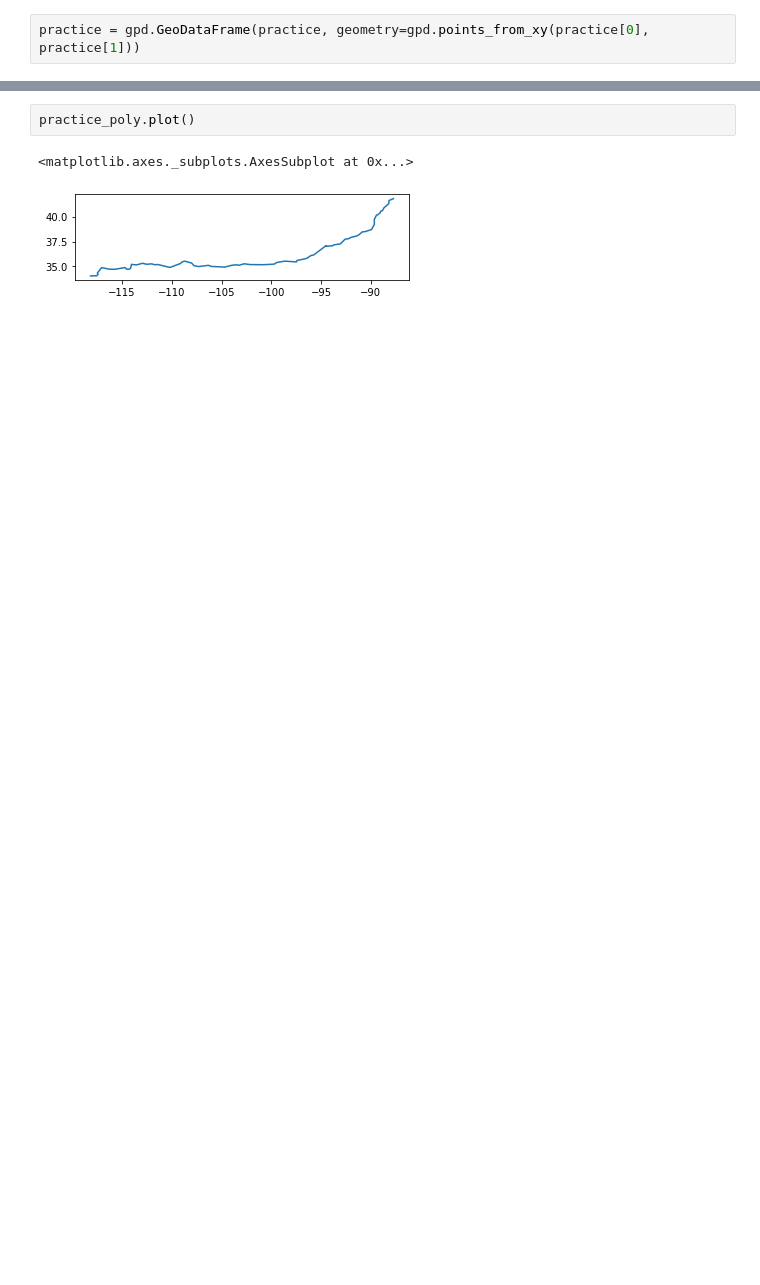
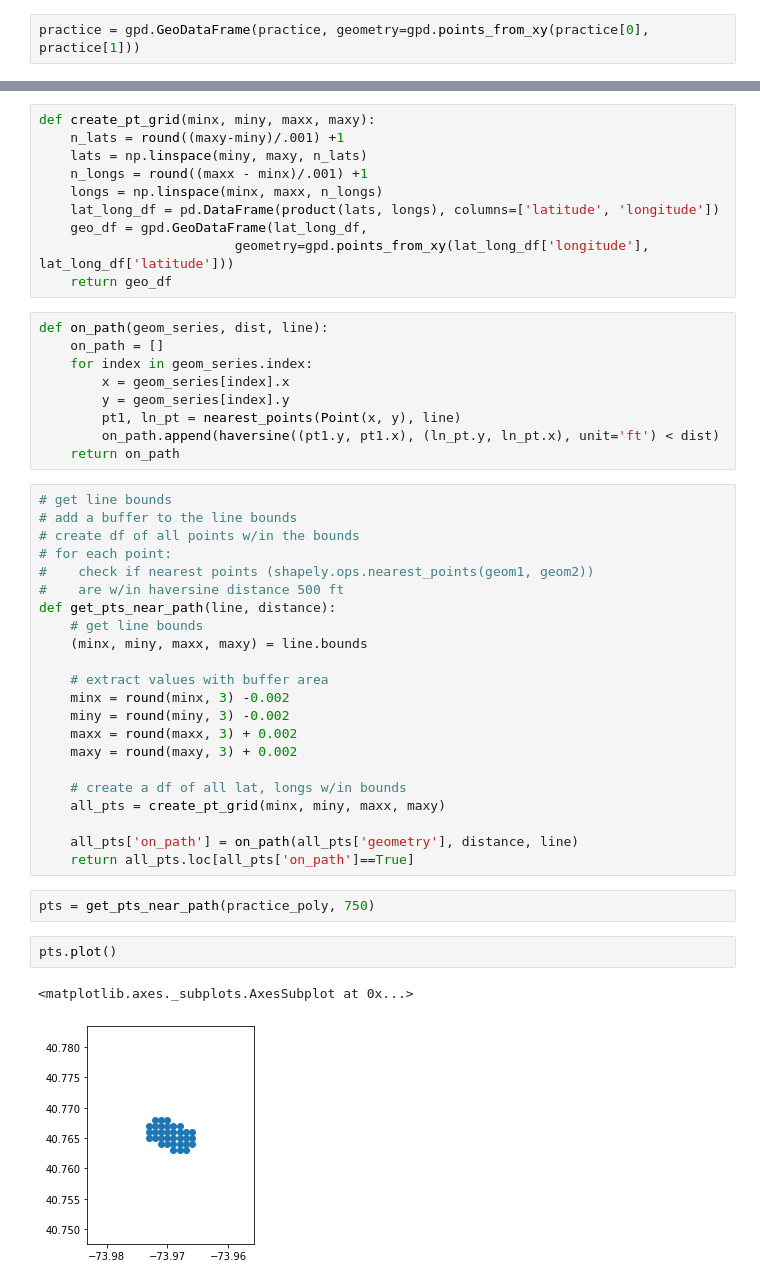
Before and after one commit to allisonhonold/walk_risk_engine, a Jupyter notebook: geopandas/route.ipynb, the cells around one changed output, grey strips where cells are left out. Saved outputs shown, nothing was run; the diff lists cells and outputs as text; blank space fills up the shorter version.

```diff
--- a/geopandas/route.ipynb
+++ b/geopandas/route.ipynb
@@ -149,5 +103,48 @@ practice_poly = gpd.GeoSeries(LineString([[p.x, p.y] for p in practice['geometry
+# %%
+def create_pt_grid(minx, miny, maxx, maxy):
+    n_lats = round((maxy-miny)/.001) +1
+    lats = np.linspace(miny, maxy, n_lats)
+    n_longs = round((maxx - minx)/.001) +1
+    longs = np.linspace(minx, maxx, n_longs)
+    lat_long_df = pd.DataFrame(product(lats, longs), columns=['latitude', 'longitude'])
+    geo_df = gpd.GeoDataFrame(lat_long_df,
+                         geometry=gpd.points_from_xy(lat_long_df['longitude'], lat_long_df['latitude']))
+    return geo_df
+# %%
+def on_path(geom_series, dist, line):
+    on_path = []
+    for index in geom_series.index:
+        x = geom_series[index].x
+        y = geom_series[index].y
+        pt1, ln_pt = nearest_points(Point(x, y), line)
+        on_path.append(haversine((pt1.y, pt1.x), (ln_pt.y, ln_pt.x), unit='ft') < dist)
+    return on_path
+# %%
+# get line bounds
+# add a buffer to the line bounds
+# create df of all points w/in the bounds
+# for each point:
+#    check if nearest points (shapely.ops.nearest_points(geom1, geom2))
+#    are w/in haversine distance 500 ft
+def get_pts_near_path(line, distance):
+    # get line bounds
+    (minx, miny, maxx, maxy) = line.bounds
+
+    # extract values with buffer area
+    minx = round(minx, 3) -0.002
+    miny = round(miny, 3) -0.002
+    maxx = round(maxx, 3) + 0.002
+    maxy = round(maxy, 3) + 0.002
+
+    # create a df of all lat, longs w/in bounds
+    all_pts = create_pt_grid(minx, miny, maxx, maxy)
+
+    all_pts['on_path'] = on_path(all_pts['geometry'], distance, line)
+    return all_pts.loc[all_pts['on_path']==True]
+# %%
+pts = get_pts_near_path(practice_poly, 750)
 # %%
-practice_poly.plot()
+pts.plot()
 # %% [output]
 <matplotlib.axes._subplots.AxesSubplot at 0x...>
-[figure, old version]
+[figure, new version]
```
Also changed, not shown: parts of 20 cells of this notebook.
